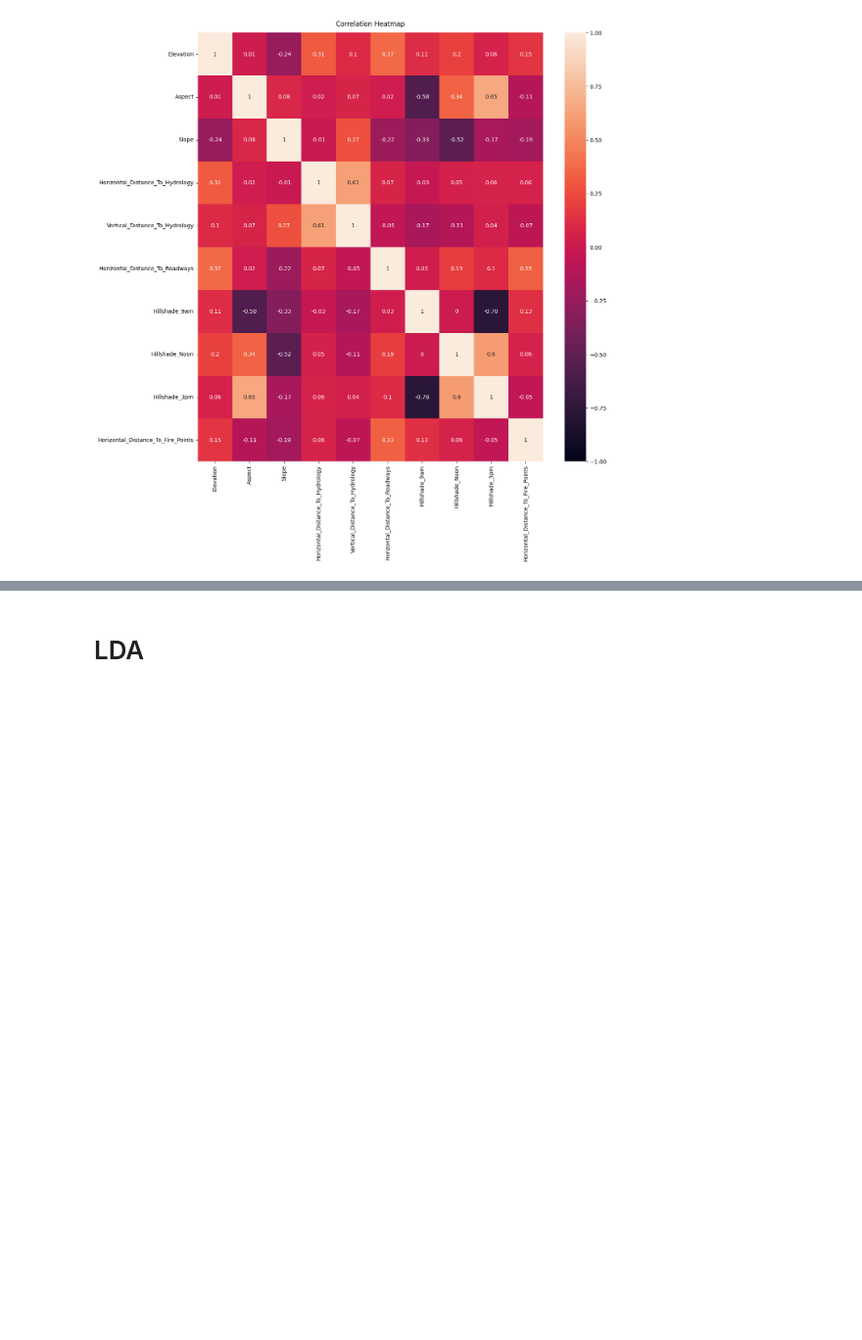
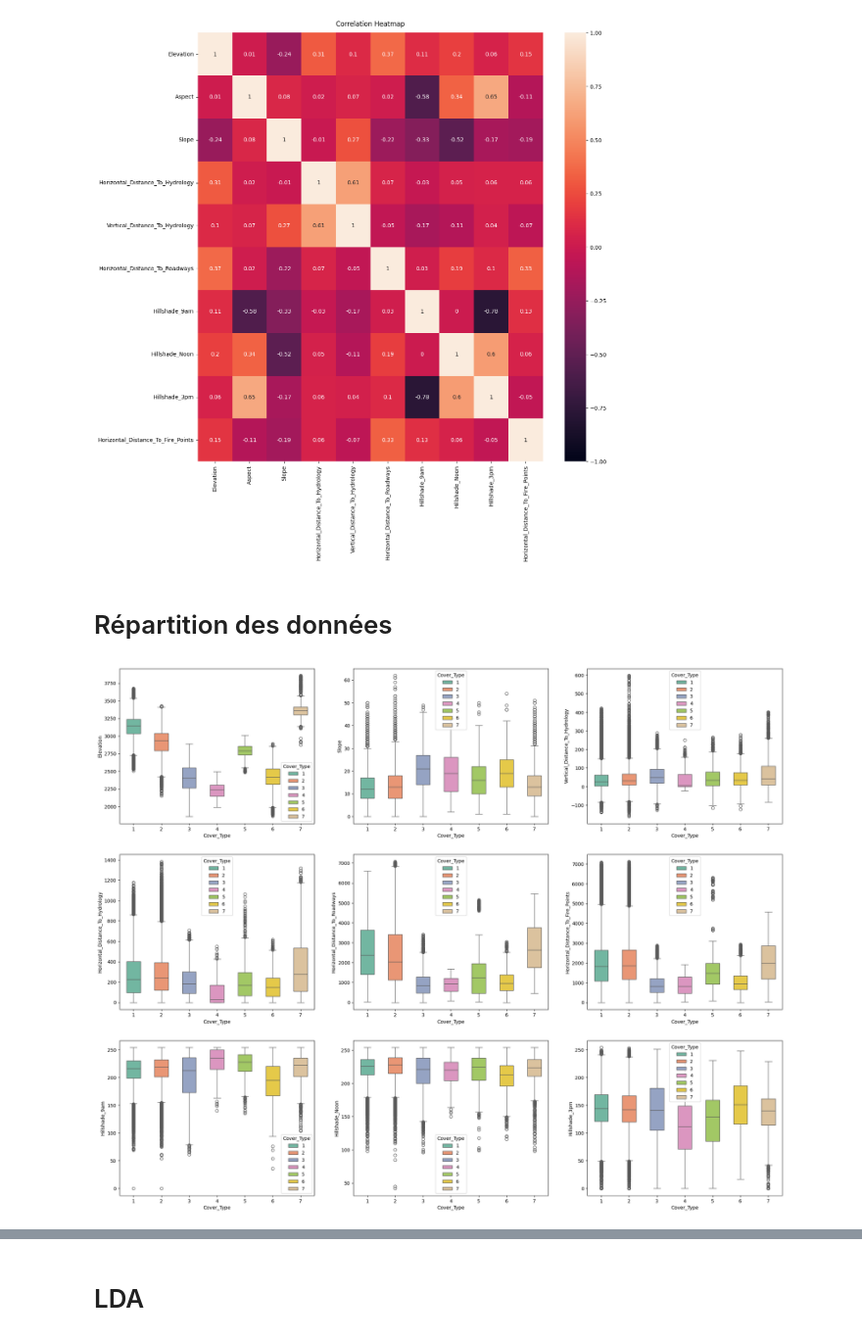
Before and after one commit to raphbrd/M2-data-challenge, a Jupyter notebook: TP_classification-1.ipynb, the cells around one changed output, grey strips where cells are left out. Shown at 98% size. Cells and saved outputs as stored; diff of their text form; code cells hidden in the pictures; blank space fills up the shorter version.

```diff
--- a/TP_classification-1.ipynb
+++ b/TP_classification-1.ipynb
@@ -72,3 +72,33 @@ heatmap = sns.heatmap(correlation_matrix, vmin=-1, vmax=1, annot=True)
 heatmap.set_title('Correlation Heatmap', fontdict={'fontsize':12}, pad=12);
 # %% [output]
 [figure]
+# %% [markdown]
+# Répartition des données
+# %%
+unique_values = df_train['Cover_Type'].nunique()  # Nombre de valeurs uniques de Cover_Type
+cmap = sns.color_palette("Set2", unique_values)
+
+def boxPlot(first_feature, sec_feature):
+    sns.boxplot(x=first_feature, y=sec_feature, data=df_train, hue=first_feature,palette=cmap, width=0.5)
+
+f = plt.figure(figsize=(25,20))
+f.add_subplot(331)
+boxPlot('Cover_Type','Elevation')
+f.add_subplot(332)
+boxPlot('Cover_Type','Slope')
+f.add_subplot(333)
+boxPlot('Cover_Type','Vertical_Distance_To_Hydrology')
+f.add_subplot(334)
+boxPlot('Cover_Type','Horizontal_Distance_To_Hydrology')
+f.add_subplot(335)
+boxPlot('Cover_Type','Horizontal_Distance_To_Roadways')
+f.add_subplot(336)
+boxPlot('Cover_Type','Horizontal_Distance_To_Fire_Points')
+f.add_subplot(337)
+boxPlot('Cover_Type','Hillshade_9am')
+f.add_subplot(338)
+boxPlot('Cover_Type','Hillshade_Noon')
+f.add_subplot(339)
+boxPlot('Cover_Type','Hillshade_3pm')
+# %% [output]
+[figure, added]
```
Also changed, not shown: parts of 36 cells of this notebook.
